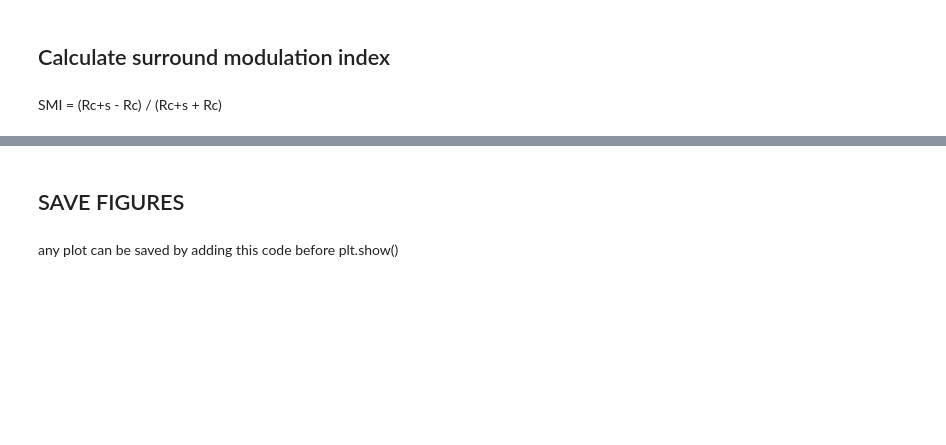
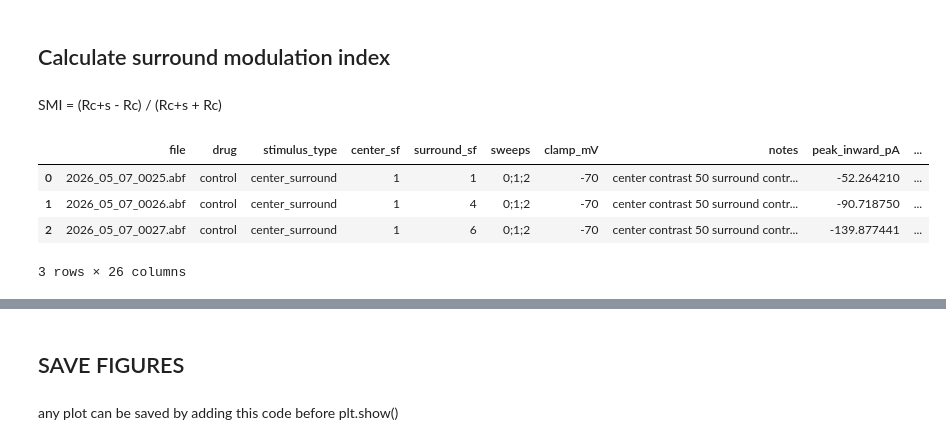
Before and after one commit to ahnekevanlankvelt/retina_electrophysiology_analysis, a Jupyter notebook: notebooks/retina_analysis-Cell1.ipynb, the cells around one changed output, grey strips where cells are left out. Saved outputs shown, nothing was run; the diff lists cells and outputs as text; code cells hidden in the pictures; blank space fills up the shorter version.

```diff
--- a/notebooks/retina_analysis-Cell1.ipynb
+++ b/notebooks/retina_analysis-Cell1.ipynb
@@ -988,8 +988,14 @@ SMI = (Rc+s - Rc) / (Rc+s + Rc)
 # %%
-# smi_results = calculate_smi(
-#     average_results,
-#     response_column="inward_mean_response_pA"
-# )
+smi_results = calculate_smi(
+    average_results,
+    response_column="inward_mean_response_pA"
+)
 
-# smi_results
+smi_results
+# %% [output]
+|  | file | drug | stimulus_type | center_sf | surround_sf | sweeps | clamp_mV | notes | peak_inward_pA | ... |
+| 0 | 2026_05_07_0025.abf | control | center_surround | 1 | 1 | 0;1;2 | -70 | center contrast 50 surround contr... | -52.264210 | ... |
+| 1 | 2026_05_07_0026.abf | control | center_surround | 1 | 4 | 0;1;2 | -70 | center contrast 50 surround contr... | -90.718750 | ... |
+| 2 | 2026_05_07_0027.abf | control | center_surround | 1 | 6 | 0;1;2 | -70 | center contrast 50 surround contr... | -139.877441 | ... |
+3 rows × 26 columns
 # %%
```
Also changed, not shown: parts of 6 cells of this notebook, 8 other files.
